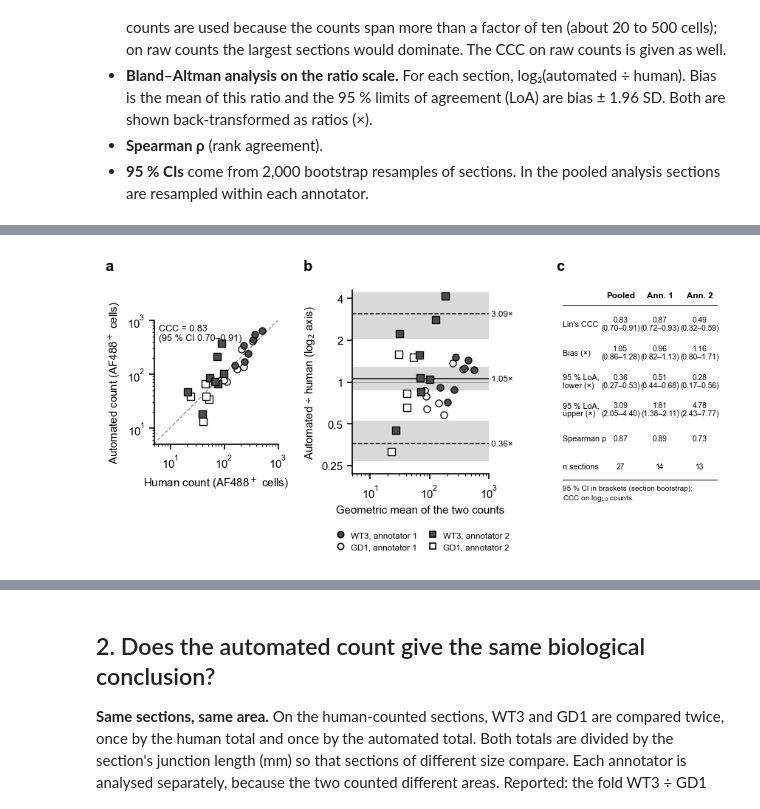
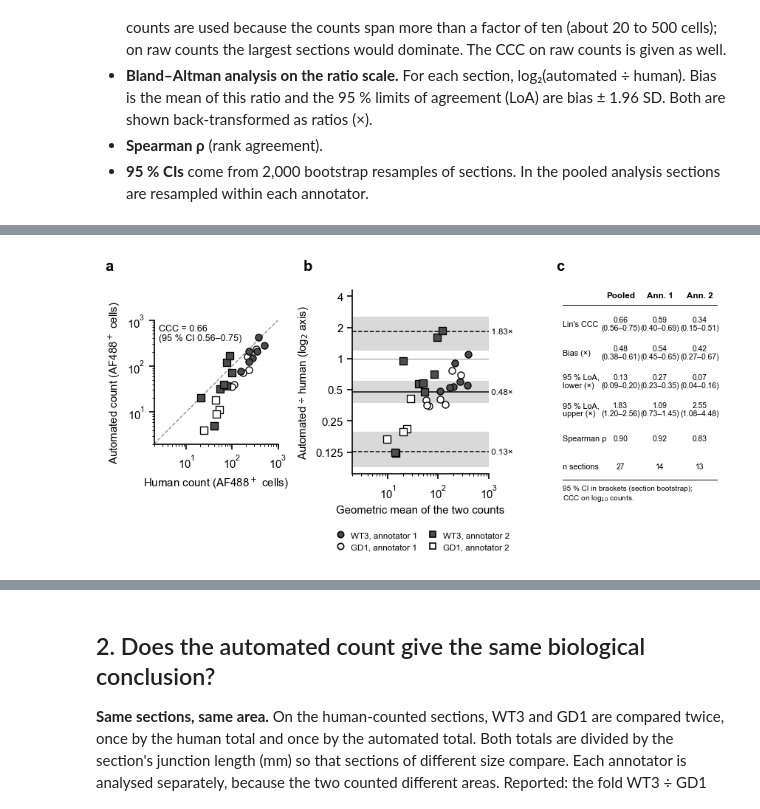
Before and after one commit to daggermaster3000/ARGUS, a Jupyter notebook: notebooks/official_analysis/01_validation.ipynb, the cells around one changed output, grey strips where cells are left out. Drawn from its saved outputs; the diff is of its cells as text; code cells hidden in the pictures.

```diff
--- a/notebooks/official_analysis/01_validation.ipynb
+++ b/notebooks/official_analysis/01_validation.ipynb
@@ -53,7 +53,8 @@ FIGURES = OUT / "figures_official"
 DESIGN_CSV = DATA / "Image_File_List.csv"
 GENOTYPES = ["WT3", "GD1"]       # WT2 is in the file list but not part of this study
 CHANNEL = "AF488"
-METHOD_MASK = "kmad5"            # the counting method: AF488 mask objects, Gaussian 20 µm background, median + 5 SD
+METHOD_MASK = "kmad8"            # the counting method: AF488 mask objects, Gaussian 20 µm background, median + 8 SD
+EARLIER_MASK = "kmad5"           # the counting method until 9 Nov 2026 (median + 5 SD), for comparison in Table S1
 GAP_UM, NEAR_UM = 2.0, 300.0     # the earlier definition of crossed (beside the line, 2–300 µm past it), to compare
 # crossed now = anywhere on the far side of the junction line (sides.py: the line extended past its ends)
 SEED, N_BOOT = 0, 2000
@@ -148,10 +149,10 @@ def junction_line(name):
     return np.asarray(json.loads(line) if isinstance(line, str) else line, float)     # (y, x) in µm
 
 
-def mask_objects(name):
-    """The counting method's objects of one section (AF488 mask, median + 5 robust SD)."""
+def mask_objects(name, mask=METHOD_MASK):
+    """The counting method's objects of one section (AF488 mask, median + 8 robust SD of the section's own tissue)."""
     o = pd.read_parquet(MASKS / name / "objects.parquet")
-    o = o[o["mask"] == METHOD_MASK].rename(columns={
+    o = o[o["mask"] == mask].rename(columns={
         "Centroid Y (µm)": "y", "Centroid X (µm)": "x", "Distance to the junction line (µm)": "d",
         "Beside the junction line": "beside", "In region": "region"})
     return o.reset_index(drop=True)
@@ -221,6 +222,7 @@ for _, s in counted.iterrows():
         "annotator": s["annotator"], "name": s["name"], "Genotype": s["Genotype"], "slide": s["slide"],
         "length (mm)": s["length (mm)"], "human": int(in_counted_area(d, s["annotator"], name, s["sign"]).sum()),
         "automated": int(in_counted_area(objects, s["annotator"], name, s["sign"]).sum()),
+        "mask 5 SD": int(in_counted_area(mask_objects(name, EARLIER_MASK), s["annotator"], name, s["sign"]).sum()),
         "per-nucleus rule": int((in_counted_area(cells, s["annotator"], name, s["sign"])
                                  & cells[f"{CHANNEL} positive"].to_numpy(bool)).sum()),
         "retrained Cellpose": int(in_counted_area(retrained, s["annotator"], name, s["sign"]).sum()),
@@ -292,7 +294,8 @@ def with_ci(frame, method, seed=SEED):
 
 SETS = {"pooled": totals, **{a: totals[totals["annotator"] == a] for a in ANNOTATORS}}
 agree = {(method, set_name): with_ci(frame, method)
-         for method in ("automated", "per-nucleus rule", "retrained Cellpose") for set_name, frame in SETS.items()}
+         for method in ("automated", "mask 5 SD", "per-nucleus rule", "retrained Cellpose")
+         for set_name, frame in SETS.items()}
 
 
 def fmt(v, ratio=False, digits=2):
@@ -335,7 +338,7 @@ grid = fig.add_gridspec(1, 3, width_ratios=[1, 1.1, 0.8], wspace=0.62)
 ax_a, ax_b, ax_c = (fig.add_subplot(grid[0, i]) for i in range(3))
 
 # (a) automated against human, log–log, identity line
-low, high = 5, 1000
+low, high = 2, 1000
 ax_a.plot([low, high], [low, high], color=MID, lw=0.8, ls="--", zorder=1)
 section_markers(ax_a, totals, lambda p: p["human"], lambda p: p["automated"])
 ax_a.set(xscale="log", yscale="log", xlim=(low, high), ylim=(low, high), aspect="equal",
@@ -354,8 +357,8 @@ for key, style in (("bias", "-"), ("LoA low", "--"), ("LoA high", "--")):
     ax_b.text(1.0, est, f" {2 ** est:.2f}×", transform=ax_b.get_yaxis_transform(), va="center", fontsize=7)
 ax_b.axhline(0, color=MID, lw=0.6, zorder=1)
 section_markers(ax_b, totals, geo_mean, log_ratio)
-ticks = np.array([0.25, 0.5, 1, 2, 4])
-ax_b.set(xscale="log", xlim=(low, high), ylim=(-2.2, 2.2), yticks=np.log2(ticks),
+ticks = np.array([0.125, 0.25, 0.5, 1, 2, 4])
+ax_b.set(xscale="log", xlim=(low, high), ylim=(-3.7, 2.2), yticks=np.log2(ticks),
          yticklabels=[f"{t:g}" for t in ticks], xlabel="Geometric mean of the two counts",
          ylabel="Automated ÷ human (log$_2$ axis)")
 
@@ -376,34 +379,34 @@ def ci_text(v, ratio=False):
     est, lo, hi = 2 ** np.asarray(v) if ratio else np.asarray(v)
     return f"{est:.2f}\n({lo:.2f}–{hi:.2f})"
 
 
 ROWS = [("Lin's CCC", lambda s: ci_text(s["CCC (log counts)"])),
         ("Bias (×)", lambda s: ci_text(s["bias"], ratio=True)),
         ("95 % LoA,\nlower (×)", lambda s: ci_text(s["LoA low"], ratio=True)),
         ("95 % LoA,\nupper (×)", lambda s: ci_text(s["LoA high"], ratio=True)),
         ("Spearman ρ", lambda s: f"{s['Spearman ρ'][0]:.2f}"),
         ("n sections", lambda s: f"{s['n']}")]
 y, step = 0.97, 0.155
 for set_name, x in COLUMN_X.items():
     ax_c.text(x, y, HEAD[set_name], ha="center", va="center", fontsize=7, fontweight="bold", transform=ax_c.transAxes)
 ax_c.plot([0, 1.55], [y - 0.05] * 2, color=INK, lw=0.6, transform=ax_c.transAxes, clip_on=False)
 for row, value in ROWS:
     y -= step
     ax_c.text(0, y, row, ha="left", va="center", fontsize=6.5, transform=ax_c.transAxes, linespacing=1.1)
     for set_name, x in COLUMN_X.items():
         ax_c.text(x, y, value(agree["automated", set_name]), ha="center", va="center", fontsize=6.2,
                   transform=ax_c.transAxes, linespacing=1.1)
 ax_c.plot([0, 1.55], [y - 0.07] * 2, color=INK, lw=0.6, transform=ax_c.transAxes, clip_on=False)
 ax_c.text(0, y - 0.1, "95 % CI in brackets (section bootstrap);\nCCC on log$_{10}$ counts.", fontsize=6, va="top",
           transform=ax_c.transAxes)
 
 fig.canvas.draw()                      # letters at one height (panel a is square, so shorter)
 for letter, ax, dx in (("a", ax_a, -0.075), ("b", ax_b, -0.075), ("c", ax_c, -0.01)):
     fig.text(ax.get_position().x0 + dx, 0.95, letter, fontsize=12, fontweight="bold", va="bottom")
 save(fig, "fig1_validation_counts")
 plt.show()
 # %% [output]
-[figure, old version]
+[figure, new version]
 # %% [markdown]
 **Figure 1 | Automated and human counts of AF488⁺ cells per section: concordance and agreement.** **a**, Automated against human count of AF488⁺ cells per section, in the area the human counted. Log–log axes, dashed identity line; Lin's CCC on log counts with its 95 % bootstrap CI (sections resampled). **b**, Bland–Altman plot on the ratio scale: automated ÷ human against the geometric mean of the two counts. Solid line, bias; dashed lines, 95 % limits of agreement; grey bands, their 95 % CIs. **c**, Agreement per annotator and pooled: CCC (log counts) and bias with 95 % CIs, limits of agreement, Spearman ρ, and n (sections). Markers: one per section; filled, WT3; open, GD1; circles, human annotator 1 (whole section, n = 14); squares, human annotator 2 (near the junction, n = 13).
 
```
Also changed, not shown: parts of 19 cells of this notebook, 7 other files.
